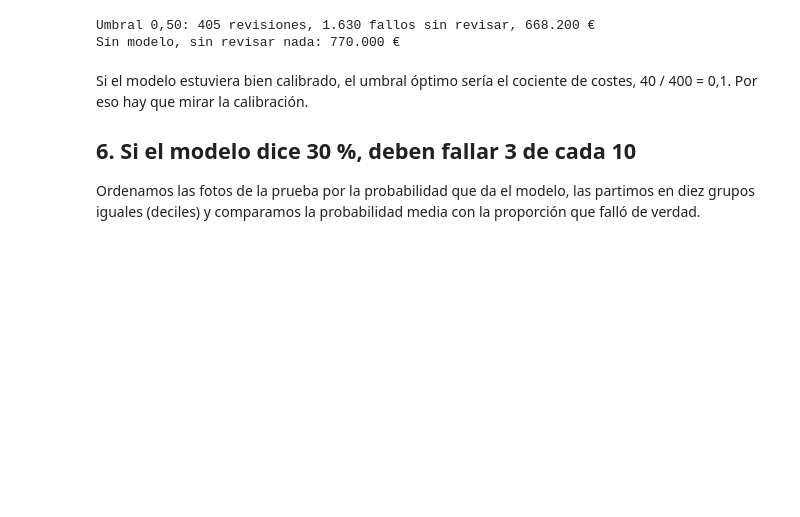
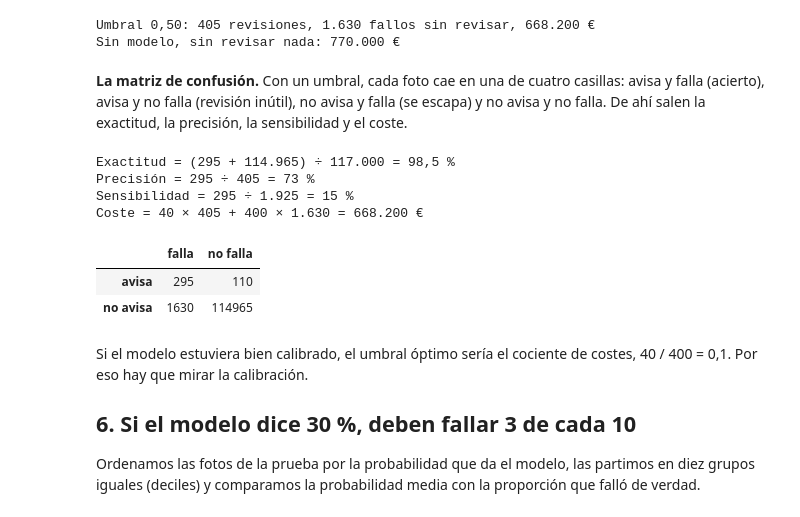
Before and after one commit to castrorbea/curso-analitica-cuadernos, a Jupyter notebook: cuadernos/avanzado/av05_fallo_baterias.ipynb, the cells around one changed output. Cells and saved outputs as stored; diff of their text form; code cells hidden in the pictures; blank space fills up the shorter version.

```diff
--- a/cuadernos/avanzado/av05_fallo_baterias.ipynb
+++ b/cuadernos/avanzado/av05_fallo_baterias.ipynb
@@ -241,6 +241,35 @@ print(f"Sin modelo, sin revisar nada: {n(COSTE_FALLO * y.sum())} €")
 # %% [output]
 Umbral 0,50: 405 revisiones, 1.630 fallos sin revisar, 668.200 €
 Sin modelo, sin revisar nada: 770.000 €
+# %% [markdown]
+**La matriz de confusión.** Con un umbral, cada foto cae en una de cuatro casillas: avisa y falla (acierto),
+avisa y no falla (revisión inútil), no avisa y falla (se escapa) y no avisa y no falla. De ahí salen la
+exactitud, la precisión, la sensibilidad y el coste.
+# %%
+def matriz(umbral):
+    avisa = prob >= umbral
+    return pd.DataFrame({"falla": [(avisa & (y == 1)).sum(), (~avisa & (y == 1)).sum()],
+                         "no falla": [(avisa & (y == 0)).sum(), (~avisa & (y == 0)).sum()]},
+                        index=["avisa", "no avisa"])
+
+
+m = matriz(0.5)   # ← probad 0,15
+acierto, inutil = m.loc["avisa", "falla"], m.loc["avisa", "no falla"]
+escapa, descartada = m.loc["no avisa", "falla"], m.loc["no avisa", "no falla"]
+total = int(m.to_numpy().sum())
+print(f"Exactitud = ({n(acierto)} + {n(descartada)}) ÷ {n(total)} = {pct((acierto + descartada) / total)}")
+print(f"Precisión = {n(acierto)} ÷ {n(acierto + inutil)} = {pct(acierto / (acierto + inutil), 0)}")
+print(f"Sensibilidad = {n(acierto)} ÷ {n(acierto + escapa)} = {pct(acierto / (acierto + escapa), 0)}")
+print(f"Coste = 40 × {n(acierto + inutil)} + 400 × {n(escapa)} = {n(40 * (acierto + inutil) + 400 * escapa)} €")
+m
+# %% [output]
+Exactitud = (295 + 114.965) ÷ 117.000 = 98,5 %
+Precisión = 295 ÷ 405 = 73 %
+Sensibilidad = 295 ÷ 1.925 = 15 %
+Coste = 40 × 405 + 400 × 1.630 = 668.200 €
+|  | falla | no falla |
+| avisa | 295 | 110 |
+| no avisa | 1630 | 114965 |
 # %% [markdown]
 Si el modelo estuviera bien calibrado, el umbral óptimo sería el cociente de costes, 40 / 400 = 0,1. Por eso
 hay que mirar la calibración.
```
Also changed, not shown: parts of 3 cells of this notebook, 11 other files.
